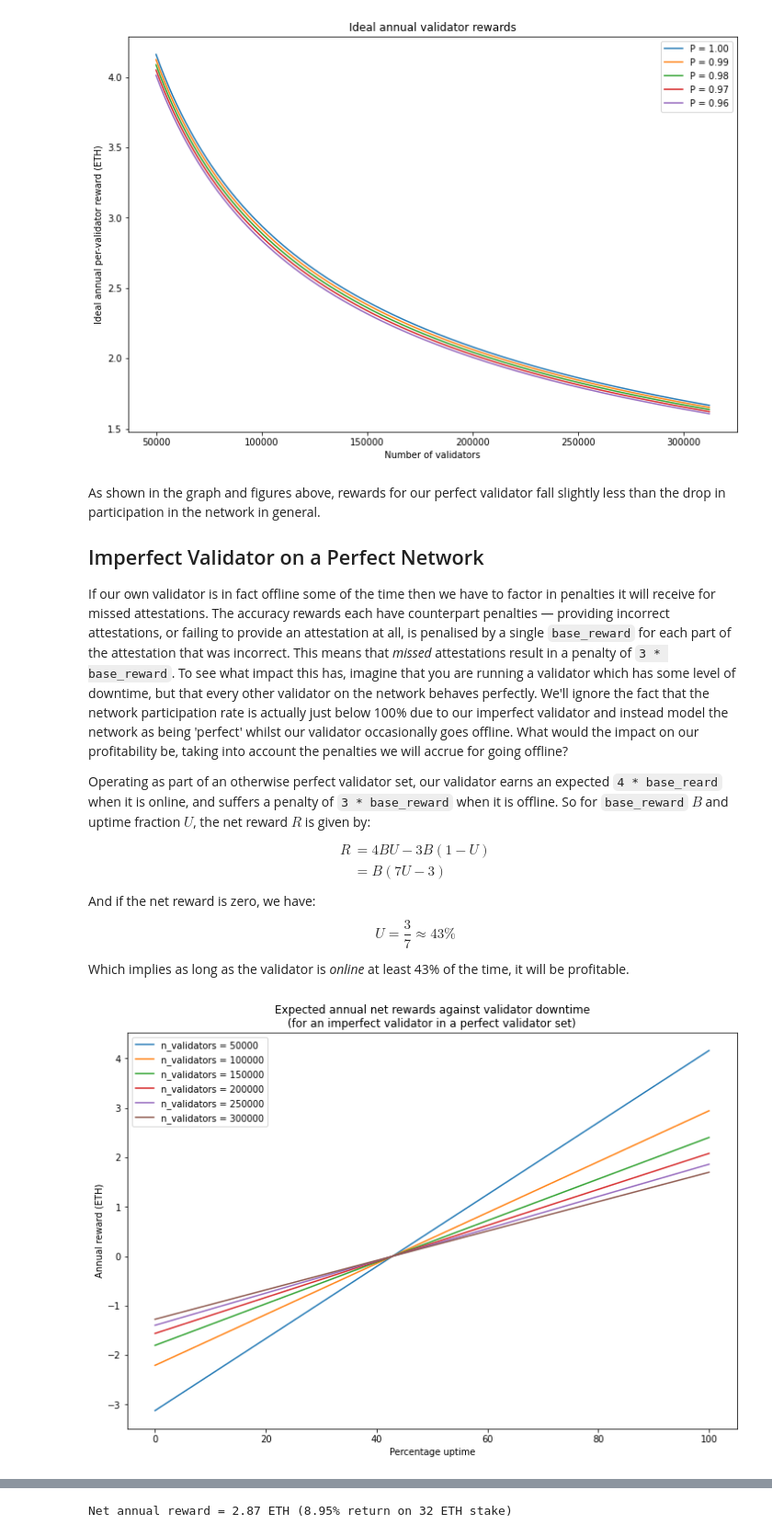
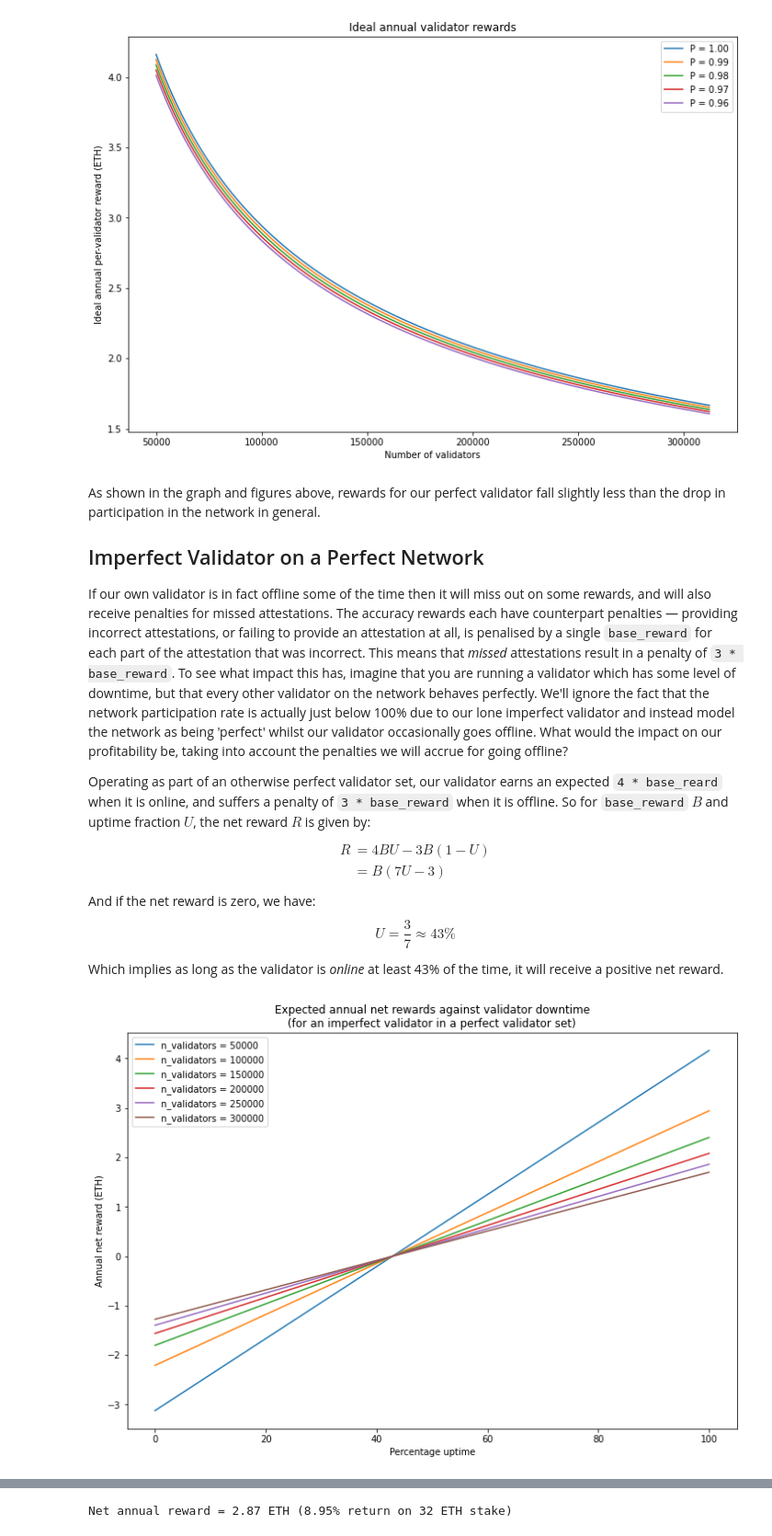
Before and after one commit to pintail-xyz/validator_rewards, a Jupyter notebook: validator_rewards.ipynb, the cells around one changed output, grey strips where cells are left out. Shown: that part at 92% size. Drawn from its saved outputs; the diff is of its cells as text; code cells hidden in the pictures.

```diff
--- a/validator_rewards.ipynb
+++ b/validator_rewards.ipynb
@@ -269,7 +279,7 @@ As shown in the graph and figures above, rewards for our perfect validator fall
 
 ## Imperfect Validator on a Perfect Network
 
-If our own validator is in fact offline some of the time then we have to factor in penalties it will receive for missed attestations. The accuracy rewards each have counterpart penalties — providing incorrect attestations, or failing to provide an attestation at all, is penalised by a single `base_reward` for each part of the attestation that was incorrect. This means that *missed* attestations result in a penalty of `3 * base_reward`. To see what impact this has, imagine that you are running a validator which has some level of downtime, but that every other validator on the network behaves perfectly. We'll ignore the fact that the network participation rate is actually just below 100% due to our imperfect validator and instead model the network as being 'perfect' whilst our validator occasionally goes offline. What would the impact on our profitability be, taking into account the penalties we will accrue for going offline?
+If our own validator is in fact offline some of the time then it will miss out on some rewards, and will also receive penalties for missed attestations. The accuracy rewards each have counterpart penalties — providing incorrect attestations, or failing to provide an attestation at all, is penalised by a single `base_reward` for each part of the attestation that was incorrect. This means that *missed* attestations result in a penalty of `3 * base_reward`. To see what impact this has, imagine that you are running a validator which has some level of downtime, but that every other validator on the network behaves perfectly. We'll ignore the fact that the network participation rate is actually just below 100% due to our lone imperfect validator and instead model the network as being 'perfect' whilst our validator occasionally goes offline. What would the impact on our profitability be, taking into account the penalties we will accrue for going offline?
 
 Operating as part of an otherwise perfect validator set, our validator earns an expected `4 * base_reard` when it is online, and suffers a penalty of `3 * base_reward` when it is offline. So for `base_reward` $B$ and uptime fraction $U$, the net reward $R$ is given by:
 $$\begin{align}
@@ -281,31 +291,31 @@ $$
 U = \frac{3}{7} \approx 43\%
 $$
 
-Which implies as long as the validator is *online* at least 43% of the time, it will be profitable.
+Which implies as long as the validator is *online* at least 43% of the time, it will receive a positive net reward.
 # %%
 # plot expected reward for imperfect validator/perfect network at various validator set sizes
 
 n_validators = [50000, 100000, 150000, 200000, 250000, 300000]
 uptime = [i / 100 for i in range(101)]
 
 fig, ax = plt.subplots(figsize=(12, 8))
 for n in n_validators:
     base_reward = annualised_base_reward(n)
     net_reward = []
     for u in uptime:
         rewards = 4 * u * base_reward
         penalties = 3 * (1 - u) * base_reward
         net_reward.append(rewards - penalties)
 
     ax.plot(range(101), net_reward, label=f'n_validators = {n}')
 
 ax.set_xlabel('Percentage uptime')
-ax.set_ylabel('Annual reward (ETH)')
+ax.set_ylabel('Annual net reward (ETH)')
 ax.set_title('Expected annual net rewards against validator downtime\n'
              '(for an imperfect validator in a perfect validator set)')
 leg = ax.legend()
 # %% [output]
-[figure, old version]
+[figure, new version]
 # %% [markdown]
 # Full Model
 Putting this all together we have our model for an imperfect validator operating in an imperfect validator set. With a `base_reward` of $B$, a participation rate or $P$ and uptime for 'our' validator of $U$, we have:
```
Also changed, not shown: parts of 10 cells of this notebook.
